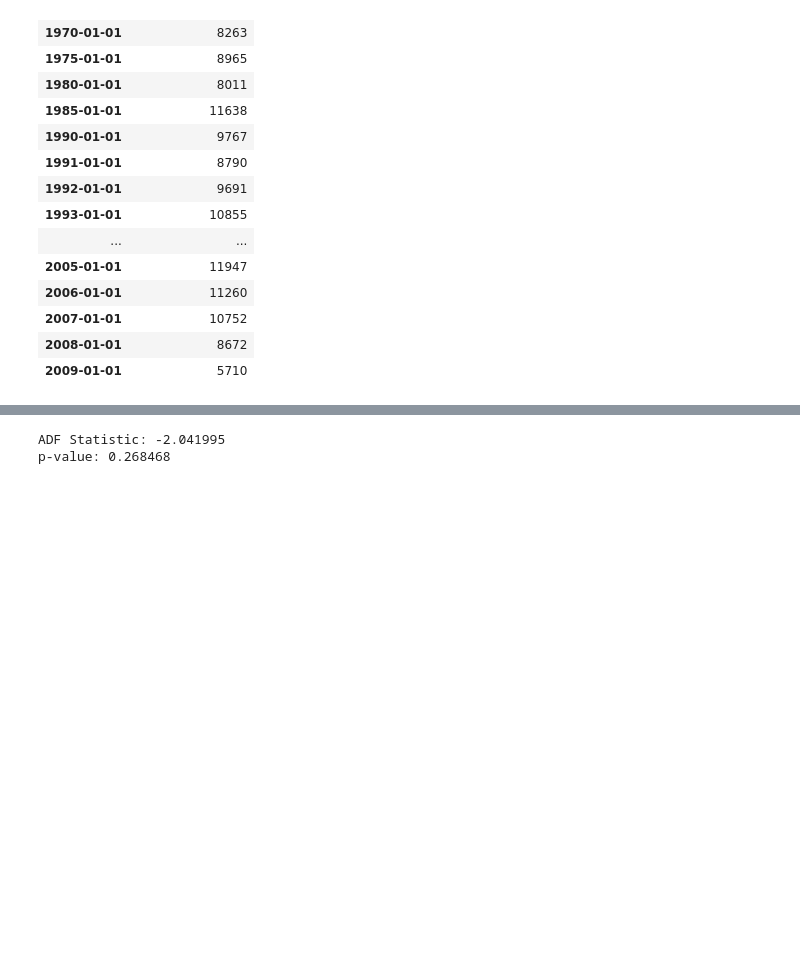
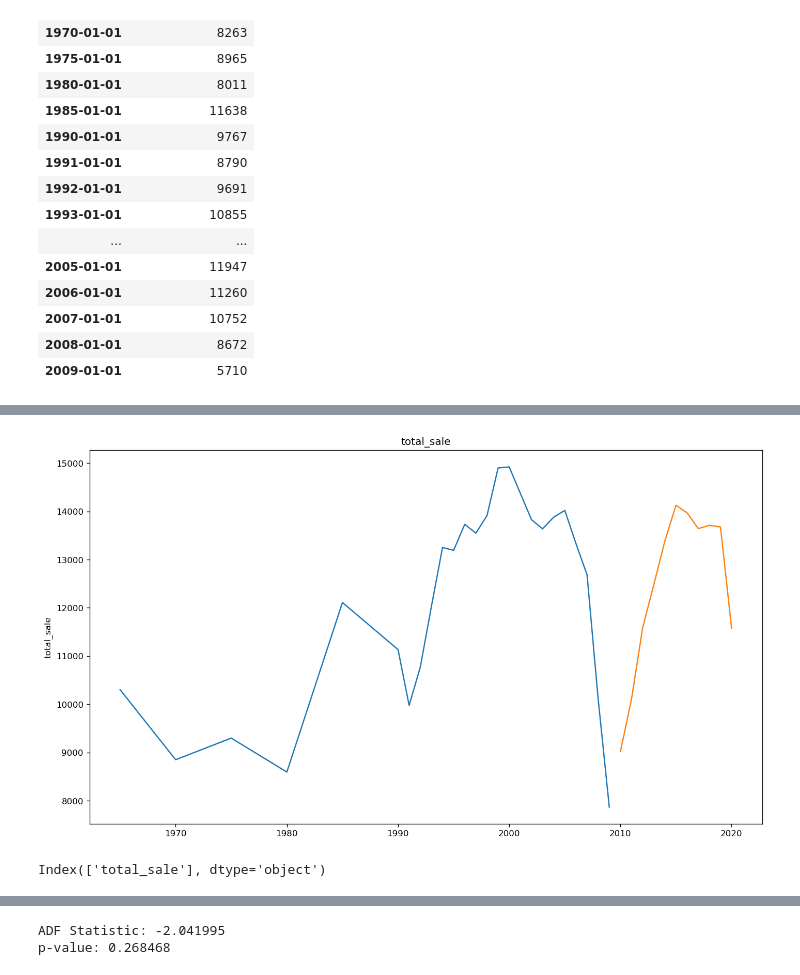
Before and after one commit to Dude-where-s-my-copper/EV_growth, a Jupyter notebook: jarad_model_notebook.ipynb, the cells around one changed output, grey strips where cells are left out. Cells and saved outputs as stored; diff of their text form; code cells hidden in the pictures; blank space fills up the shorter version.

```diff
--- a/jarad_model_notebook.ipynb
+++ b/jarad_model_notebook.ipynb
@@ -153,2 +108,0 @@ dtype: object
-# %%
-train.Year = pd.to_datetime(train.Year)
@@ -164,0 +109,14 @@ ValueError: This function does not handle missing values
+# %%
+for col in train.columns:
+    plt.figure(figsize=(14,8))
+    plt.plot(train[col])
+    plt.plot(test[col])
+    plt.ylabel(col)
+    plt.title(col)
+    plt.show()
+# %% [output]
+[figure, added]
+# %%
+test.columns
+# %% [output]
+Index(['total_sale'], dtype='object')
```
Also changed, not shown: parts of 37 cells of this notebook.
